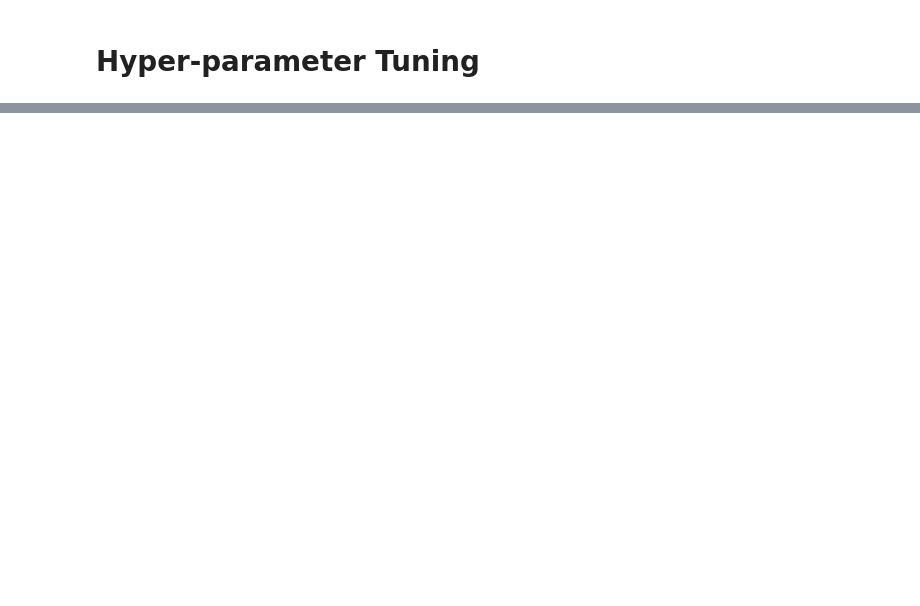
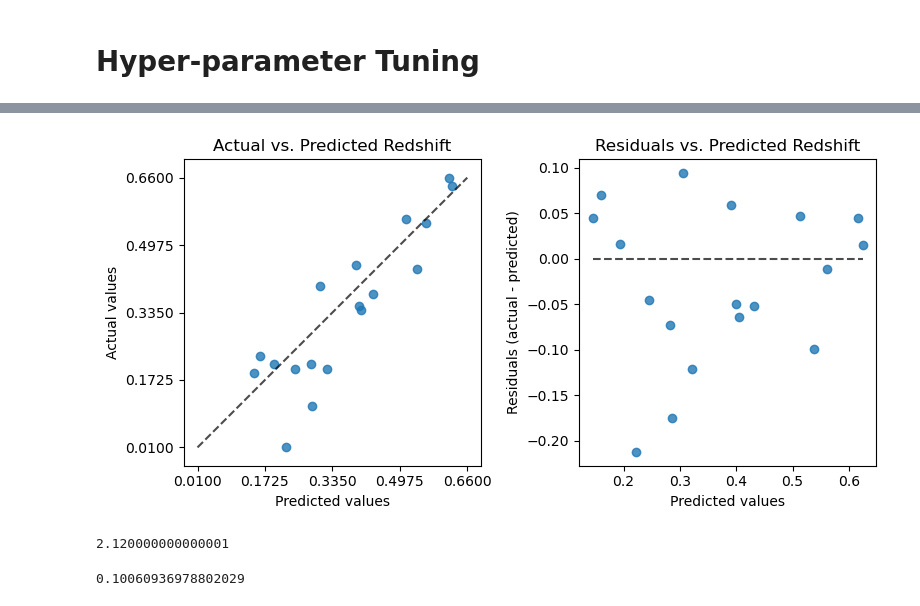
Before and after one commit to AndrewValentini/Gravitational-Waves-Research-23-24, a Jupyter notebook: Data Analysis/Redshift.ipynb, the cells around one changed output, grey strips where cells are left out. Saved outputs shown, nothing was run; the diff lists cells and outputs as text; code cells hidden in the pictures; blank space fills up the shorter version.

```diff
--- a/Data Analysis/Redshift.ipynb
+++ b/Data Analysis/Redshift.ipynb
@@ -329,0 +456,26 @@ display_prediction_error(y_test=y_test, y_pred=y_pred)
+# %%
+display_prediction_error(y_test=y_test, y_pred=y_pred)
+# %% [output]
+[figure, added]
+# %%
+train_norm = MinMaxScaler().fit_transform(train[["snr", "total_mass"]])
+
+gammas = np.arange(1, 10, 0.01)
+gamma_RSMEs = list()
+
+best_gamma_ = 0
+best_gamma_RSME = 1
+for gamma in gammas:
+    RSME = calculate_RSME(SVR(gamma=gamma, C=5), train_norm, y_train, RepeatedKFold(n_splits=5, n_repeats=5, random_state=13))
+    if RSME < best_gamma_RSME:
+        best_gamma_ = gamma
+        best_gamma_RSME = RSME
+    gamma_RSMEs.append(RSME)
+
+best_gamma_
+# %% [output]
+2.120000000000001
+# %%
+best_gamma_RSME
+# %% [output]
+0.10060936978802029
```
Also changed, not shown: parts of 21 cells of this notebook.
